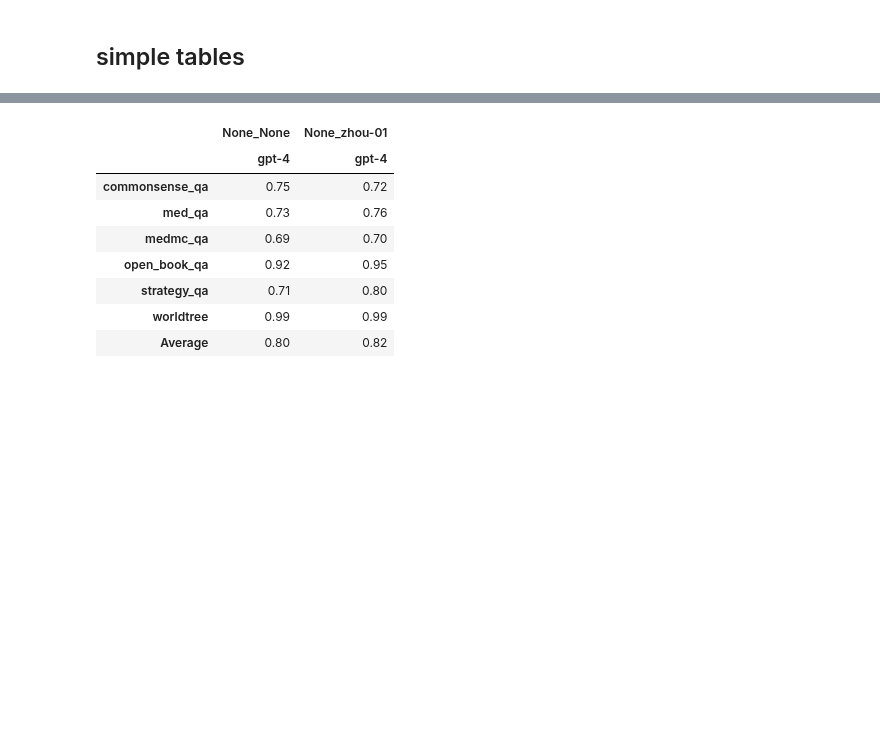
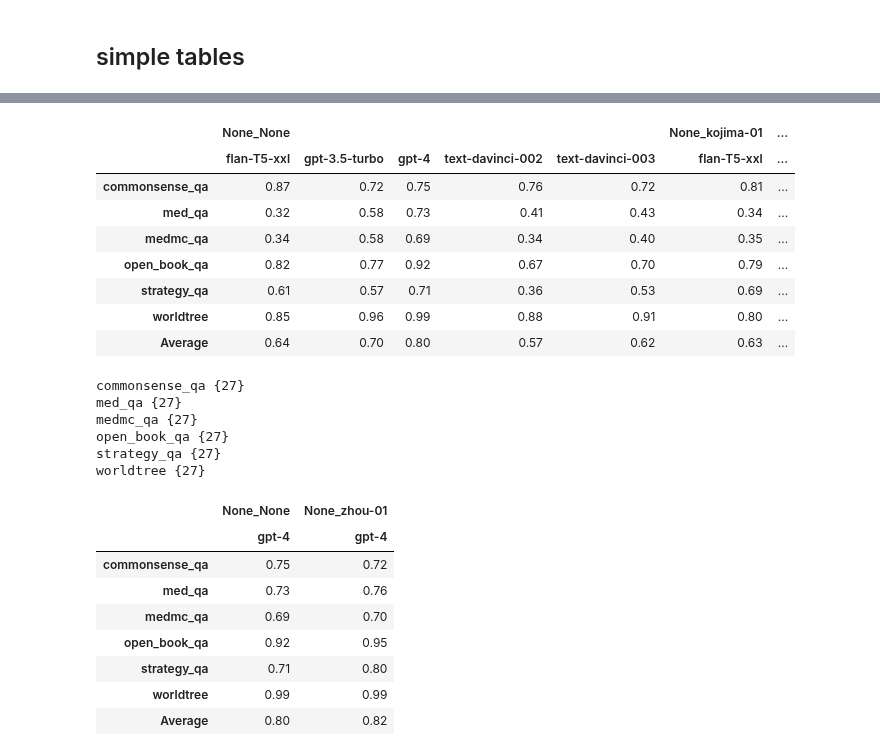
Before and after one commit to OpenBioLink/ThoughtSource, a Jupyter notebook: notebooks/internal_documentation/konstantin_saves/results_presentation.ipynb, the cells around one changed output, grey strips where cells are left out. Drawn from its saved outputs; the diff is of its cells as text; code cells hidden in the pictures; blank space fills up the shorter version.

```diff
--- a/notebooks/internal_documentation/konstantin_saves/results_presentation.ipynb
+++ b/notebooks/internal_documentation/konstantin_saves/results_presentation.ipynb
@@ -52,3 +57,26 @@ df
+# %%
+eval = coll.evaluate()
+df = evaluation_as_table(eval)
+df
+# %% [output]
+|  | None_None |  |  |  |  | None_kojima-01 | ... |
+|  | flan-T5-xxl | gpt-3.5-turbo | gpt-4 | text-davinci-002 | text-davinci-003 | flan-T5-xxl | ... |
+| commonsense_qa | 0.87 | 0.72 | 0.75 | 0.76 | 0.72 | 0.81 | ... |
+| med_qa | 0.32 | 0.58 | 0.73 | 0.41 | 0.43 | 0.34 | ... |
+| medmc_qa | 0.34 | 0.58 | 0.69 | 0.34 | 0.40 | 0.35 | ... |
+| open_book_qa | 0.82 | 0.77 | 0.92 | 0.67 | 0.70 | 0.79 | ... |
+| strategy_qa | 0.61 | 0.57 | 0.71 | 0.36 | 0.53 | 0.69 | ... |
+| worldtree | 0.85 | 0.96 | 0.99 | 0.88 | 0.91 | 0.80 | ... |
+| Average | 0.64 | 0.70 | 0.80 | 0.57 | 0.62 | 0.63 | ... |
+# %%
+coll.number_generated_cots()
+# %% [output]
+commonsense_qa {27}
+med_qa {27}
+medmc_qa {27}
+open_book_qa {27}
+strategy_qa {27}
+worldtree {27}
 # %%
 df = df.data
 # %%
```
Also changed, not shown: parts of 4 cells of this notebook, 12 other files.
